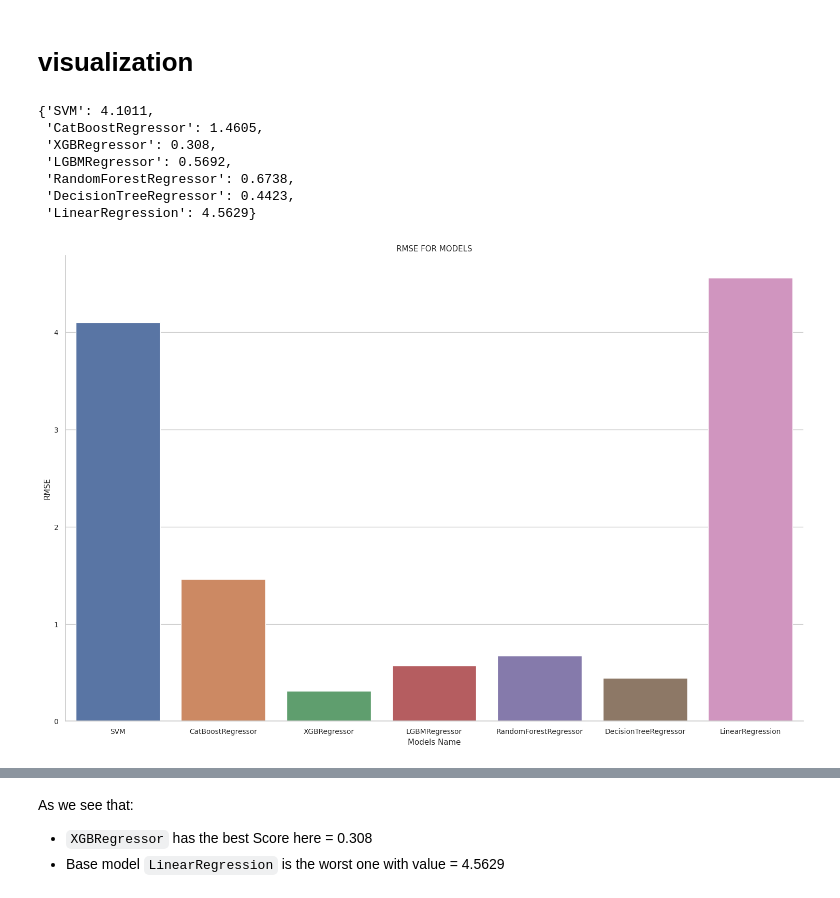
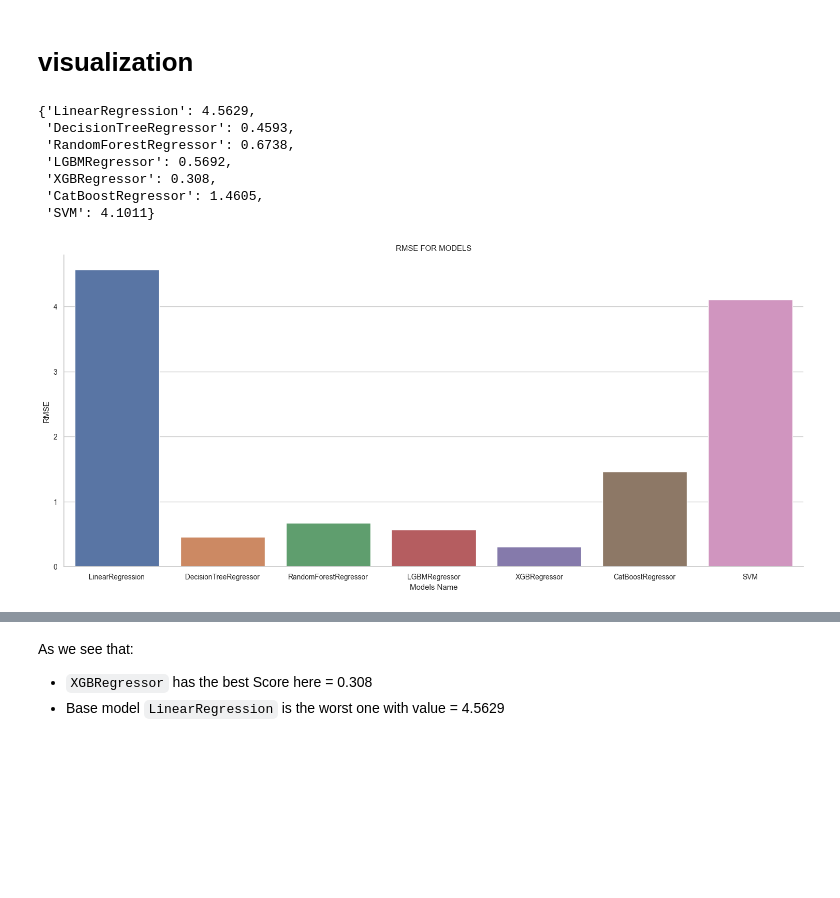
Before and after one commit to Abdelrahman898/e2e_ds_projec, a Jupyter notebook: notebooks/03_Classic_ML_models.ipynb, the cells around one changed output, grey strips where cells are left out. Cells and saved outputs as stored; diff of their text form; code cells hidden in the pictures; blank space fills up the shorter version.

```diff
--- a/notebooks/03_Classic_ML_models.ipynb
+++ b/notebooks/03_Classic_ML_models.ipynb
@@ -124,5 +128,5 @@ print(f"MAE: {mean_absolute_error(y_val, decision_tree_model.predict(X_val_scale
 # %%
-RMSE_DIC["DecisionTreeRegressor"] = 0.4423
+RMSE_DIC["DecisionTreeRegressor"] = 0.4593
 # %% [markdown]
 ## RandomForestRegressor
 # %%
@@ -351,26 +364,26 @@ RMSE_DIC['SVM'] = 4.1011
 # %%
 RMSE_DIC
 # %% [output]
-{'SVM': 4.1011,
+{'LinearRegression': 4.5629,
+ 'DecisionTreeRegressor': 0.4593,
+ 'RandomForestRegressor': 0.6738,
+ 'LGBMRegressor': 0.5692,
+ 'XGBRegressor': 0.308,
  'CatBoostRegressor': 1.4605,
- 'XGBRegressor': 0.308,
- 'LGBMRegressor': 0.5692,
- 'RandomForestRegressor': 0.6738,
- 'DecisionTreeRegressor': 0.4423,
- 'LinearRegression': 4.5629}
+ 'SVM': 4.1011}
 # %%
 import seaborn as sns
 sns.set(font_scale=0.9)
-plt.figure(figsize=(15,10))
+plt.figure(figsize=(15,7))
 sns.set_style("whitegrid")
 sns.barplot(x=list(RMSE_DIC.keys()),y=list(RMSE_DIC.values())).set(title="RMSE FOR MODELS")
 plt.xlabel('Models Name')
 plt.ylabel('RMSE')
 sns.despine()
 plt.tight_layout()
 plt.show()
 # %% [output]
-[figure, old version]
+[figure, new version]
 # %%
 import plotly.express as px
 # Example data
```
Also changed, not shown: parts of 14 cells of this notebook.
